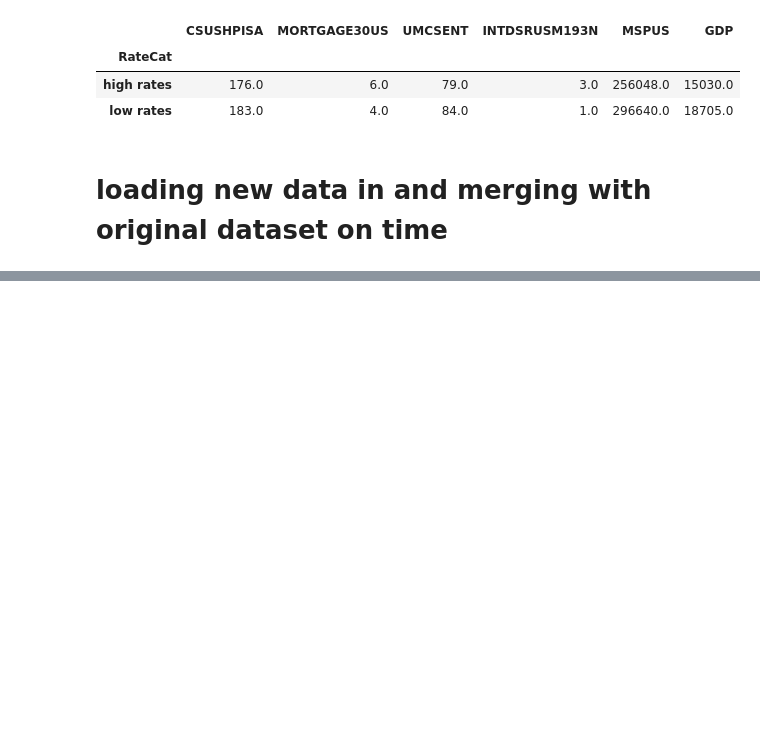
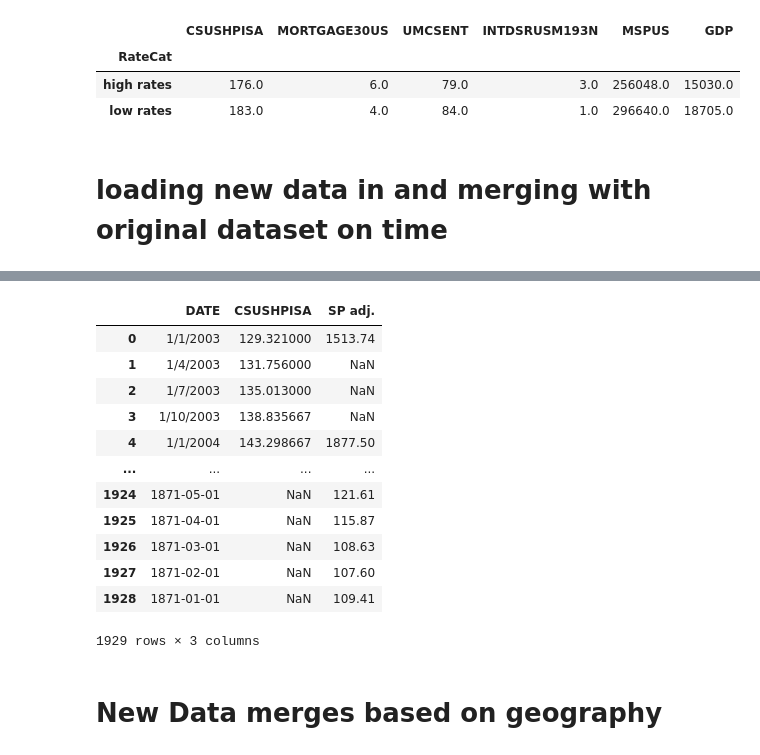
Before and after one commit to jmccahill5/datman, a Jupyter notebook: PS3.ipynb, the cells around one changed output, grey strips where cells are left out. Saved outputs shown, nothing was run; the diff lists cells and outputs as text; code cells hidden in the pictures; blank space fills up the shorter version.

```diff
--- a/PS3.ipynb
+++ b/PS3.ipynb
@@ -170,0 +279,16 @@ mergedOuter2
+# %%
+selected_data2
+# %% [output]
+|  | DATE | CSUSHPISA | SP adj. |
+| 0 | 1/1/2003 | 129.321000 | 1513.74 |
+| 1 | 1/4/2003 | 131.756000 | NaN |
+| 2 | 1/7/2003 | 135.013000 | NaN |
+| 3 | 1/10/2003 | 138.835667 | NaN |
+| 4 | 1/1/2004 | 143.298667 | 1877.50 |
+| ... | ... | ... | ... |
+| 1924 | 1871-05-01 | NaN | 121.61 |
+| 1925 | 1871-04-01 | NaN | 115.87 |
+| 1926 | 1871-03-01 | NaN | 108.63 |
+| 1927 | 1871-02-01 | NaN | 107.60 |
+| 1928 | 1871-01-01 | NaN | 109.41 |
+1929 rows × 3 columns
@@ -170,0 +297,2 @@ mergedOuter2
+# %% [markdown]
+# New Data merges based on geography
```
Also changed, not shown: parts of 23 cells of this notebook.
